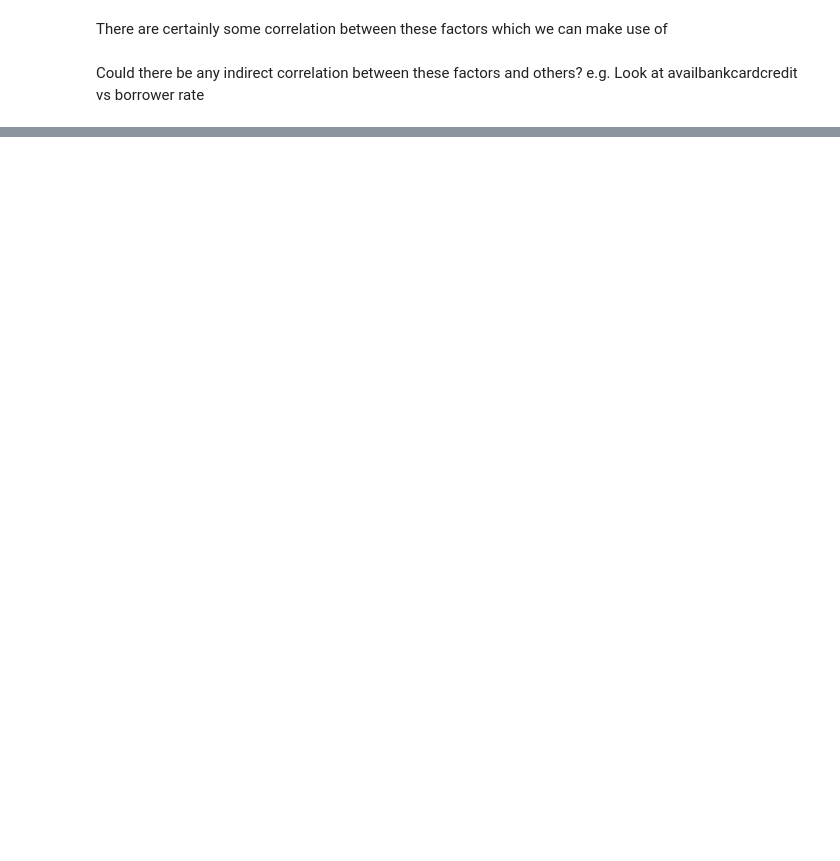
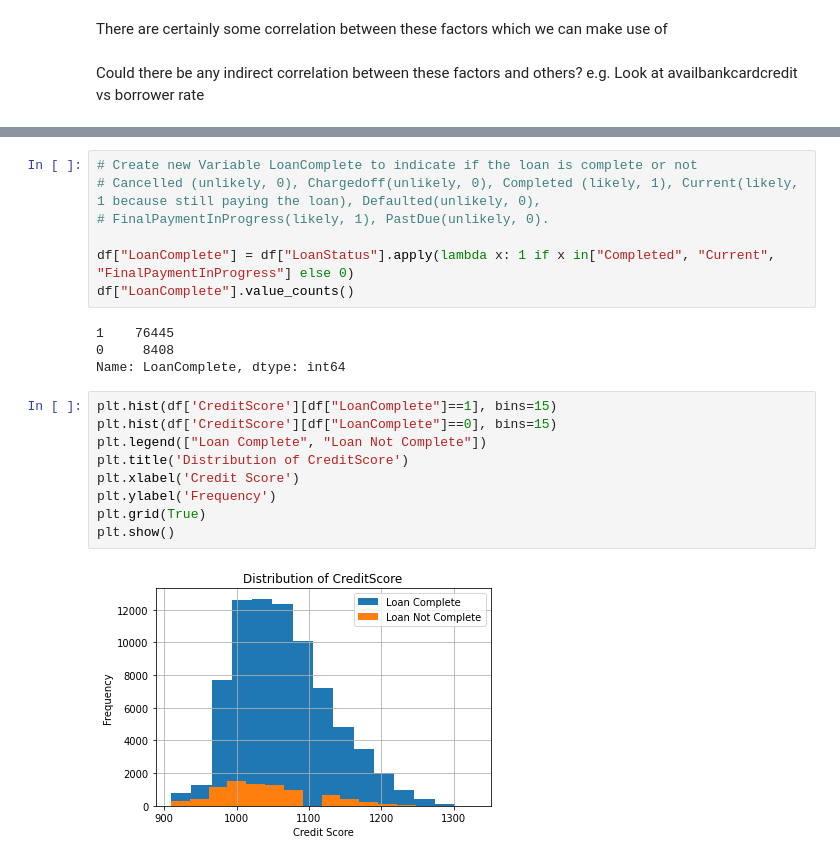
Before and after one commit to PopKobs/P2P_credit_scoring, a Jupyter notebook: feature_EDA.ipynb, the cells around one changed output, grey strips where cells are left out. Drawn from its saved outputs; the diff is of its cells as text; blank space fills up the shorter version.

```diff
--- a/feature_EDA.ipynb
+++ b/feature_EDA.ipynb
@@ -210,0 +264,22 @@ plt.show()
+# %%
+# Create new Variable LoanComplete to indicate if the loan is complete or not
+# Cancelled (unlikely, 0), Chargedoff(unlikely, 0), Completed (likely, 1), Current(likely, 1 because still paying the loan), Defaulted(unlikely, 0),
+# FinalPaymentInProgress(likely, 1), PastDue(unlikely, 0).
+
+df["LoanComplete"] = df["LoanStatus"].apply(lambda x: 1 if x in["Completed", "Current", "FinalPaymentInProgress"] else 0)
+df["LoanComplete"].value_counts()
+# %% [output]
+1    76445
+0     8408
+Name: LoanComplete, dtype: int64
+# %%
+plt.hist(df['CreditScore'][df["LoanComplete"]==1], bins=15)
+plt.hist(df['CreditScore'][df["LoanComplete"]==0], bins=15)
+plt.legend(["Loan Complete", "Loan Not Complete"])
+plt.title('Distribution of CreditScore')
+plt.xlabel('Credit Score')
+plt.ylabel('Frequency')
+plt.grid(True)
+plt.show()
+# %% [output]
+[figure, added]
```
Also changed, not shown: parts of 32 cells of this notebook.
